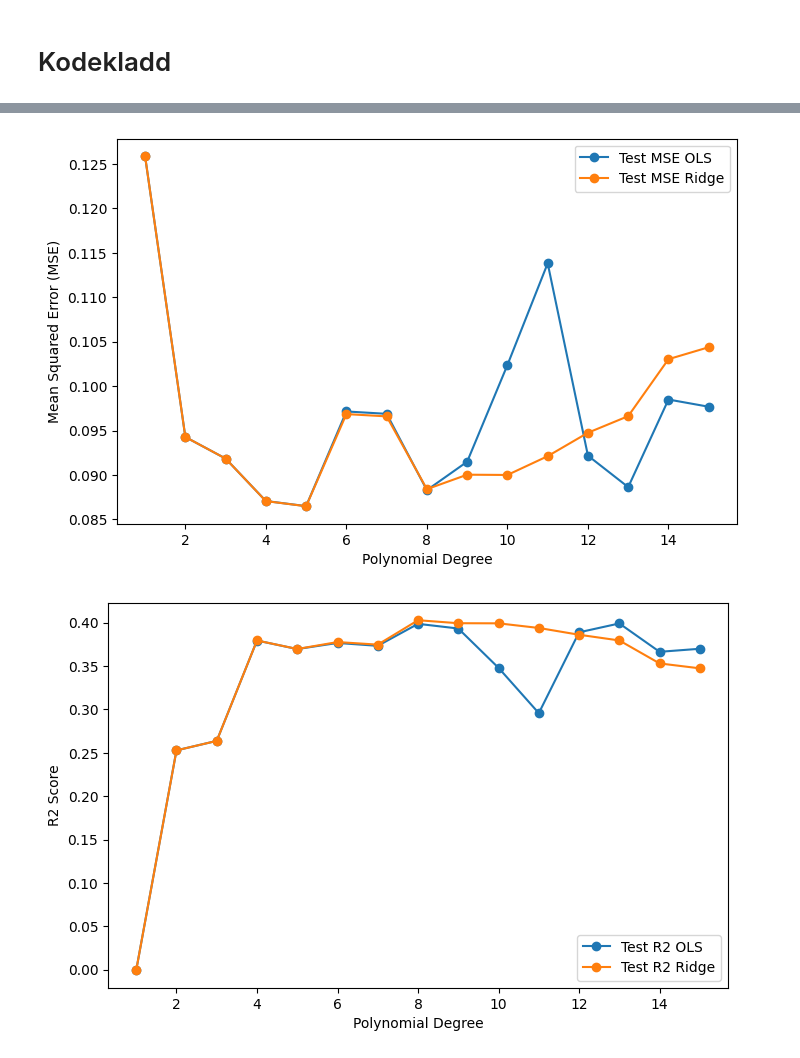
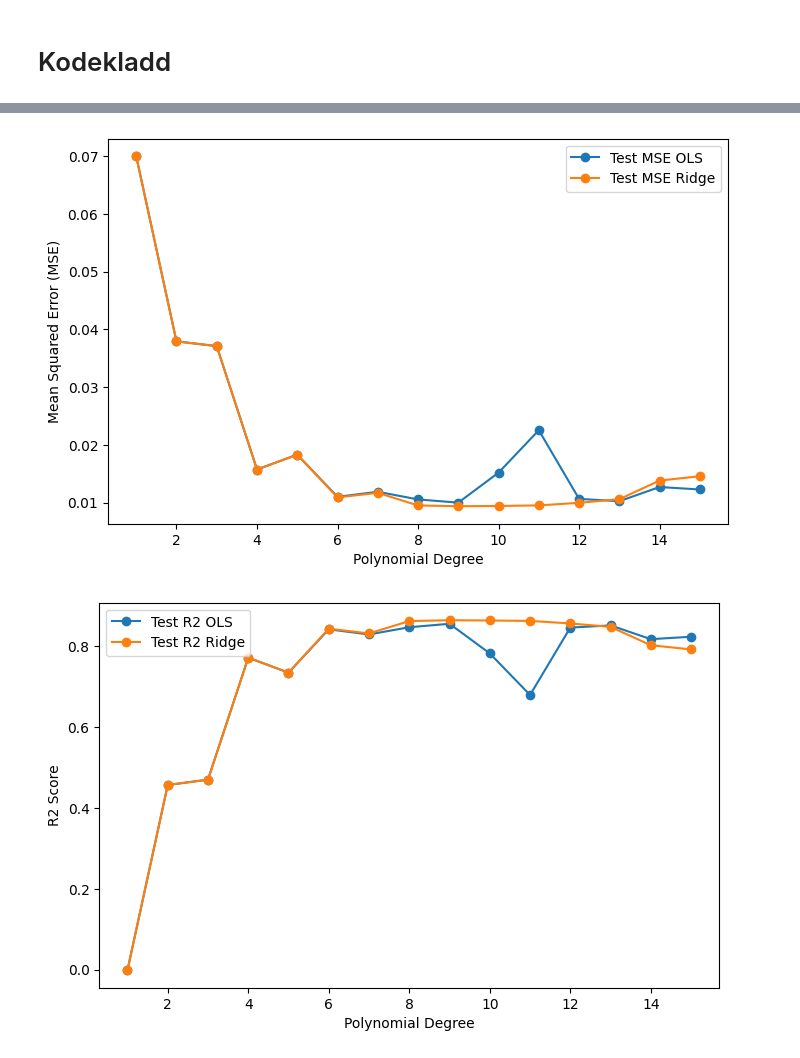
Before and after one commit to m-nader/FYS-STK4155-group14, a Jupyter notebook: project_1/Code/ridge_regression.ipynb, the cells around one changed output, grey strips where cells are left out. Drawn from its saved outputs; the diff is of its cells as text; code cells hidden in the pictures.

```diff
--- a/project_1/Code/ridge_regression.ipynb
+++ b/project_1/Code/ridge_regression.ipynb
@@ -93,6 +105,8 @@ x = np.linspace(-1,1, n).reshape(-1,1)
 y = runge(x) + 0.1*np.random.normal(0,1, x.shape)
 
 x_train, x_test, y_train, y_test = train_test_split(x, y, test_size=0.2, random_state=42)
+y_offset = y_train.mean()
+
 degrees = range(1,16)
 
 mse_test_ridge = []
@@ -112,38 +126,38 @@ for p in degrees:
     X_test_s = scaler.transform(X_test)
     beta_ols = OLS_parameters(X_train_s, y_train)
     beta_ridge = Ridge_parameters(X_train_s, y_train, 0.001)
-    y_ols_tilde = X_test_s @ beta_ols
-    y_ridge_tilde = X_test_s @ beta_ridge
+    y_ols_tilde = X_test_s @ beta_ols + y_offset
+    y_ridge_tilde = X_test_s @ beta_ridge + y_offset
 
     mse_ols = MSE(y_test, y_ols_tilde)
     mse_ridge = MSE(y_test, y_ridge_tilde)
     mse_test_ols.append(mse_ols)
     mse_test_ridge.append(mse_ridge)
 
     r2_ols = R2(y_test, y_ols_tilde)
     r2_ridge = R2(y_test, y_ridge_tilde)
     r2_test_ols.append(r2_ols)
     r2_test_ridge.append(r2_ridge)
 
 
 plt.figure(figsize=(8, 5))
 plt.plot(degrees, mse_test_ols, label='Test MSE OLS', marker='o')
 plt.plot(degrees, mse_test_ridge, label='Test MSE Ridge', marker='o')
 
 plt.xlabel('Polynomial Degree')
 plt.ylabel('Mean Squared Error (MSE)')
 plt.legend()
 plt.show()
 
 
 plt.figure(figsize=(8, 5))
 plt.plot(degrees, r2_test_ols, label='Test R2 OLS', marker='o')
 plt.plot(degrees, r2_test_ridge, label='Test R2 Ridge', marker='o')
 
 plt.xlabel('Polynomial Degree')
 plt.ylabel('R2 Score')
 plt.legend()
 plt.show()
 # %% [output]
-[figure, old version]
+[figure, new version]
-[figure, old version]
+[figure, new version]
```
Also changed, not shown: parts of 1 cell of this notebook.
